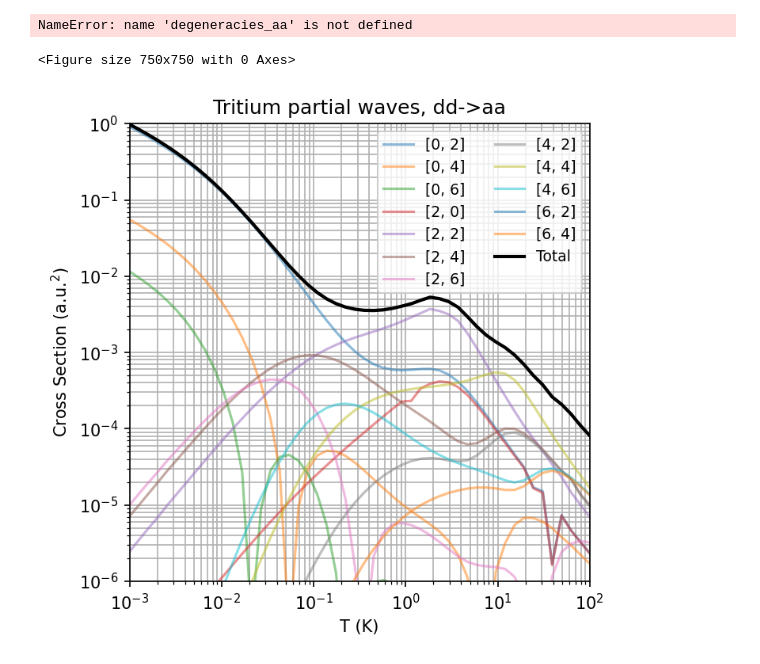
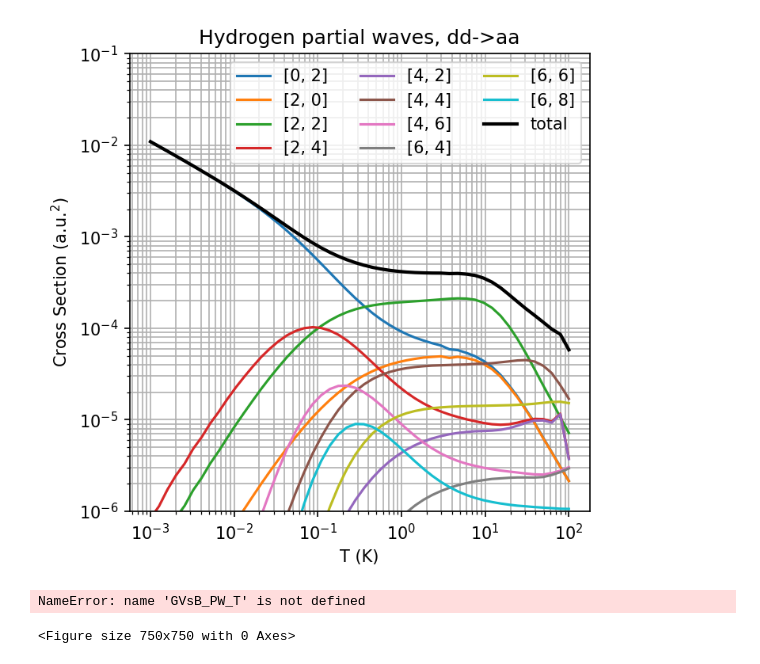
Before and after one commit to UTA-NURES/AtomicHScattering, a Jupyter notebook: examples/Higher Partial Waves.ipynb, the cells around one changed output. Cells and saved outputs as stored; diff of their text form; code cells hidden in the pictures.

Commit message:
Add sum plots

```diff
--- a/examples/Higher Partial Waves.ipynb
+++ b/examples/Higher Partial Waves.ipynb
@@ -12,7 +12,7 @@ import numpy as np
 import pylab as plt
 from dipolelosses import DipoleChannels
 # %%
-PWaves=         [[0, 2],[0,4],[0,6],[2, 0],[2, 2],[2, 4],[2,6],[4,0],[4, 2],[4, 4],[4, 6],[6,0],[6,2],[6,4],[6,6],[6,8]]
+PWaves=         [[0, 2],[2, 0],[2, 2],[2, 4],[4, 2],[4, 4],[4, 6],[6,4],[6,6],[6,8]]
 
 c=DipoleChannels[0]
 
@@ -42,24 +42,23 @@ AT = 1e-6 / (constants.BohrInAng*1e-10)**2 * np.sqrt((3*amu)/(4*constants.kb))
 # %%
 plt.figure(figsize=(5,5),dpi=150)
 
 for iPW in range(0,len(PWaves)):
-    plt.plot(T_values,A*GVsB_PW_H[iPW]*degeneracies_aa[iPW]/np.sqrt(T_values),label=str(PWaves[iPW]))
+    plt.plot(T_values,A*GVsB_PW_H[iPW]*dipolelosses.CalculateDegeneracy(PWaves[iPW][0],PWaves[iPW][1],2)/np.sqrt(T_values),label=str(PWaves[iPW]))
 plt.plot(T_values, A*SummedG/np.sqrt(T_values),linewidth=2,color='black',label='total')
 plt.semilogy()
 plt.xlabel("T (K)")
 #plt.xlim(0.001, 10)
 plt.ylabel(r'Cross Section (a.u.$^2$)')
 #plt.ylim(1e-19, 1e-15)
 plt.title("Hydrogen partial waves, dd->aa")
 plt.grid(which='both')
 plt.legend(ncol=3)
 plt.loglog()
 plt.ylim(1e-6,1e-1)
 
 plt.show()
 # %% [output]
-NameError: name 'degeneracies_aa' is not defined
-<Figure size 750x750 with 0 Axes>
+[figure, added]
 # %%
 #Only showing the most important ones
 GVsB_PW_T=[]
@@ -81,10 +79,12 @@ SummedGT=np.array(SummedGT)
 # %%
 
 plt.figure(figsize=(5,5),dpi=150)
-PWaves=         [[0, 2],[0,4],[0,6],[2, 0],[2, 2],[2, 4],[2,6],[4, 2],[4, 4],[4, 6],[6,2],[6,4]]
+#PWaves=         [[0, 2],[0,4],[0,6],[2, 0],[2, 2],[2, 4],[2,6],[4, 2],[4, 4],[4, 6],[6,2],[6,4]]
+
+PWaves=       [[0, 2],[2, 0],[2, 2],[2, 4],[4, 2],[4, 4],[4, 6],[6,4],[6,6],[6,8]]
 
 for iPW in range(0,len(PWaves)):
-    plt.plot(T_values,AT*GVsB_PW_T[iPW]*CalculateDegeneracy(PWaves[iPW[0],PWaves[iPW[1],2)]])/np.sqrt(T_values),label=str(PWaves[iPW]),alpha=0.5)
+    plt.plot(T_values,AT*GVsB_PW_T[iPW]*CalculateDegeneracy(PWaves[iPW][0],PWaves[iPW][1],2)/np.sqrt(T_values),label=str(PWaves[iPW]),alpha=0.5)
 plt.plot(T_values, AT*SummedGT/np.sqrt(T_values),linewidth=2,color='black',label='Total')
 plt.semilogy()
 plt.xlabel("T (K)")
@@ -99,4 +99,5 @@ plt.ylim(1e-6,1)
 plt.xlim(1e-3,1e2)
 plt.show()
 # %% [output]
-[figure, removed]
+NameError: name 'GVsB_PW_T' is not defined
+<Figure size 750x750 with 0 Axes>
```
Also changed, not shown: parts of 1 cell of this notebook, 10 other files.
